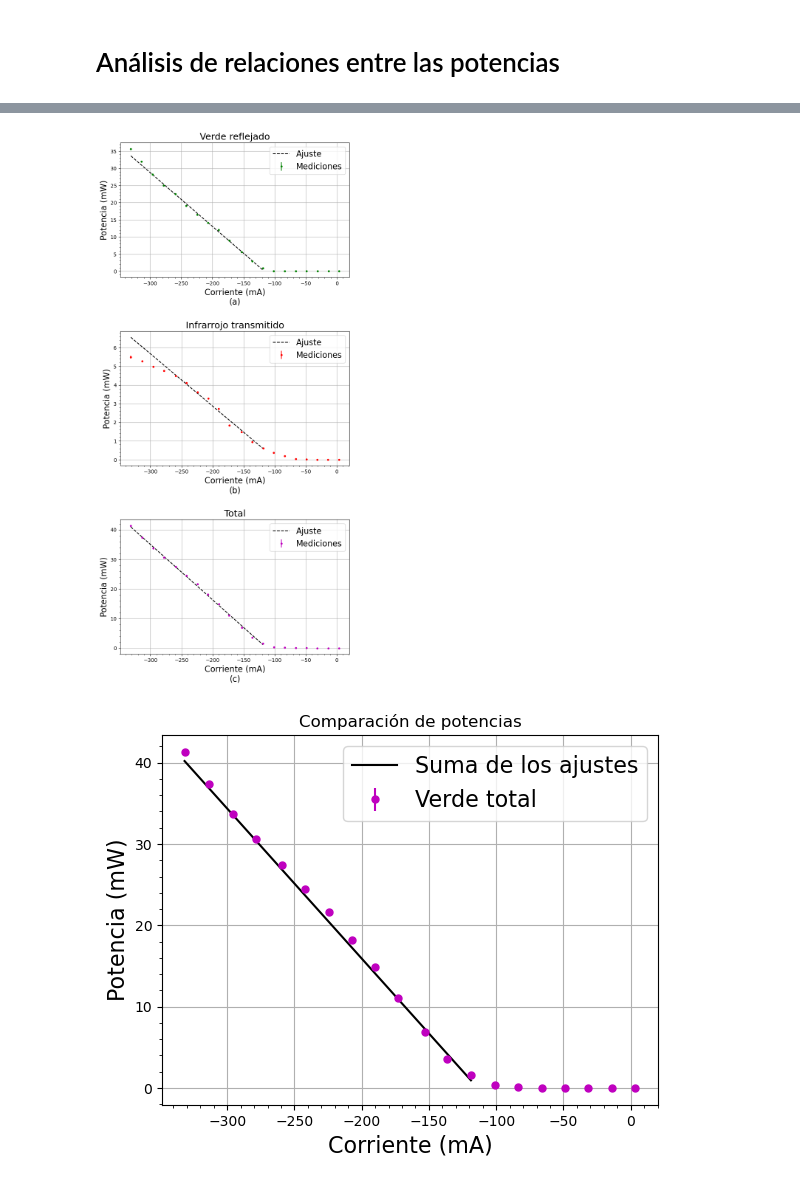
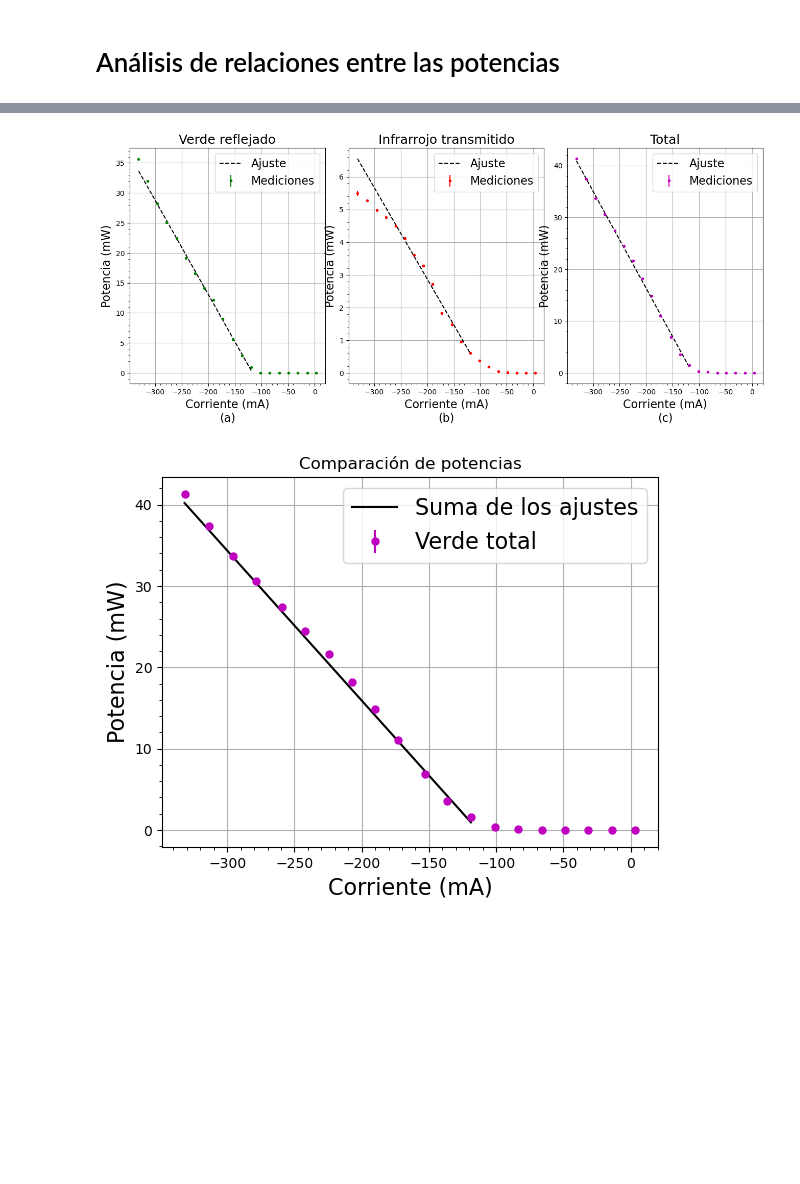
Before and after one commit to DelManuel/Magnetometro-optico, a Jupyter notebook: códigos/analisis_pow_laser.ipynb, the cells around one changed output, grey strips where cells are left out. Cells and saved outputs as stored; diff of their text form; code cells hidden in the pictures; blank space fills up the shorter version.

```diff
--- a/códigos/analisis_pow_laser.ipynb
+++ b/códigos/analisis_pow_laser.ipynb
@@ -155,8 +155,8 @@ marker_color = ["g","r", "m"]
 letras = ["(a)", "(b)", "(c)"]
 lista_POW_ajuste = []
 
-# fig, axs = plt.subplots(nrows = 1, ncols = len(files), figsize=(16,6))
-fig, axs = plt.subplots(nrows = 3, ncols = 1, figsize=(8,18))
+fig, axs = plt.subplots(nrows = 1, ncols = len(files), figsize=(16,6))
+# fig, axs = plt.subplots(nrows = 3, ncols = 1, figsize=(8,18))
 for i, ax in enumerate(fig.axes):
 
     color = files[i]
@@ -167,35 +167,35 @@ for i, ax in enumerate(fig.axes):
 
     a, b, cov_matrix = ajuste_lineal(corr_values[:13],POW_values[:13], POW_var_values[:13])# Ajustamos el rango en el que se prende el láser
 
     corr_ajuste = np.linspace(min(corr_values[:13]), max(corr_values[:13]), 1000)
     POW_ajuste = lineal(corr_ajuste,a,b)
     lista_POW_ajuste.append(POW_ajuste)
 
     # sigma = np.sqrt(cov_matrix[1,1]+(corr_ajuste**2)*cov_matrix[0,0]+2*corr_ajuste*cov_matrix[0,1])
     # y_1 = POW_ajuste+sigma
     # y_2 = POW_ajuste-sigma
 
     # ax.fill(
     #     np.append(corr_ajuste, corr_ajuste[::-1]),
     #     np.append(y_1, y_2[::-1]),
     #     color = marker_color[i],
     #     alpha = 0.5,
     #     label = "Bandas de error del ajuste"
     # )
 
     ax.errorbar(corr_values, POW_values,yerr = POW_var_values,marker = ".", ls = "", color = f"{marker_color[i]}", label = "Mediciones")
     ax.plot(corr_ajuste, POW_ajuste,color = "k", ls = "--", label = "Ajuste")
     ax.set_xlabel(f"Corriente (mA)\n{letras[i]}")
     # if i == 0:
     ax.set_ylabel("Potencia (mW)")
     ax.set_title(f"{labels[i]}", fontsize = 18)
     ax.legend(loc = "upper right")
 
 plt.subplots_adjust(wspace=0.12, hspace=0.4)
-plt.savefig("../imagenes/Medidor de potencia/potencia + ajuste columna.png")
+# plt.savefig("../imagenes/Medidor de potencia/potencia + ajuste.svg")
 plt.show()
 # %% [output]
-[figure, old version]
+[figure, new version]
 # %%
 pow_suma = lista_POW_ajuste[0]+lista_POW_ajuste[1]
 
```
Also changed, not shown: parts of 2 cells of this notebook, 12 other files.
